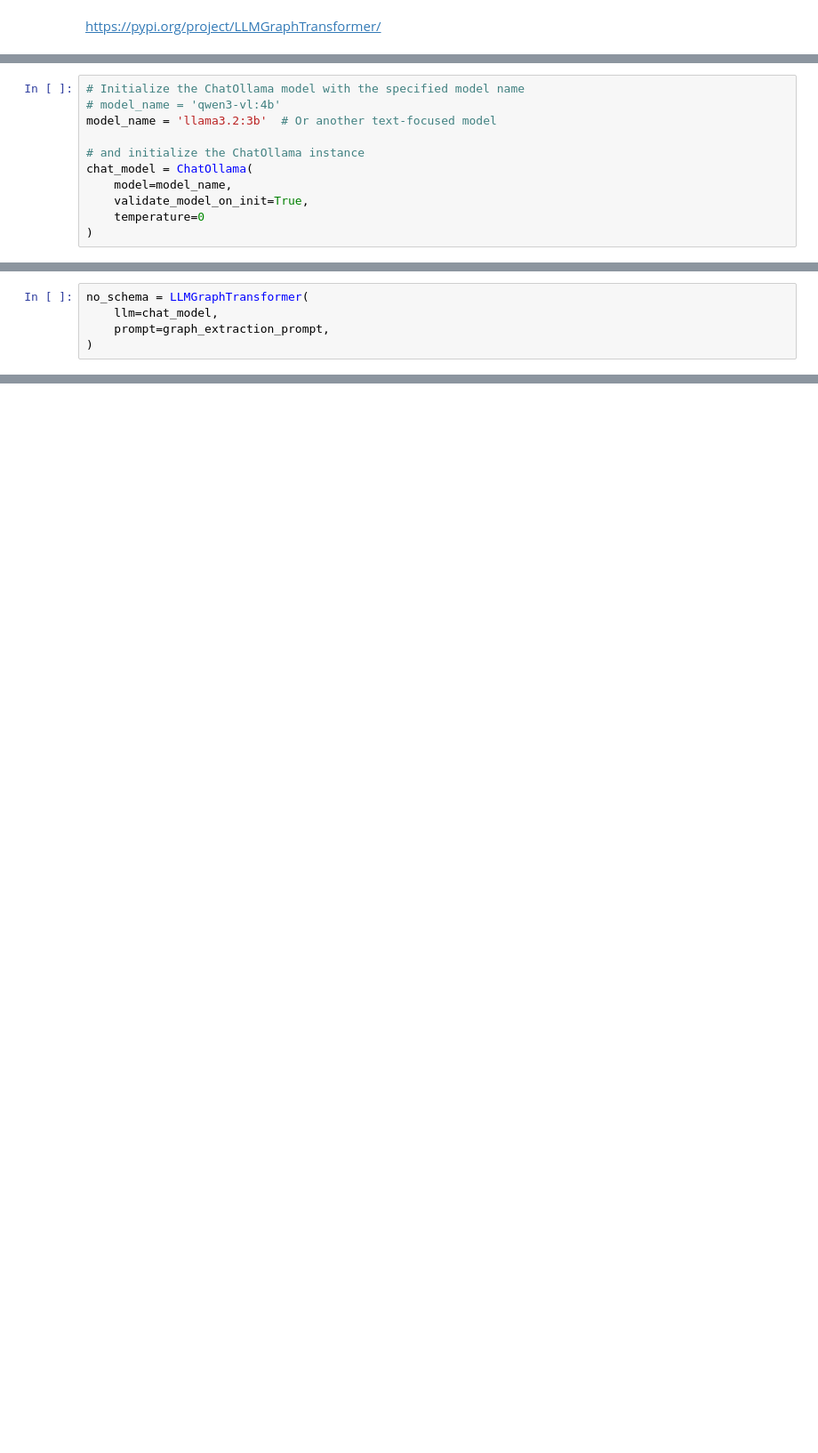
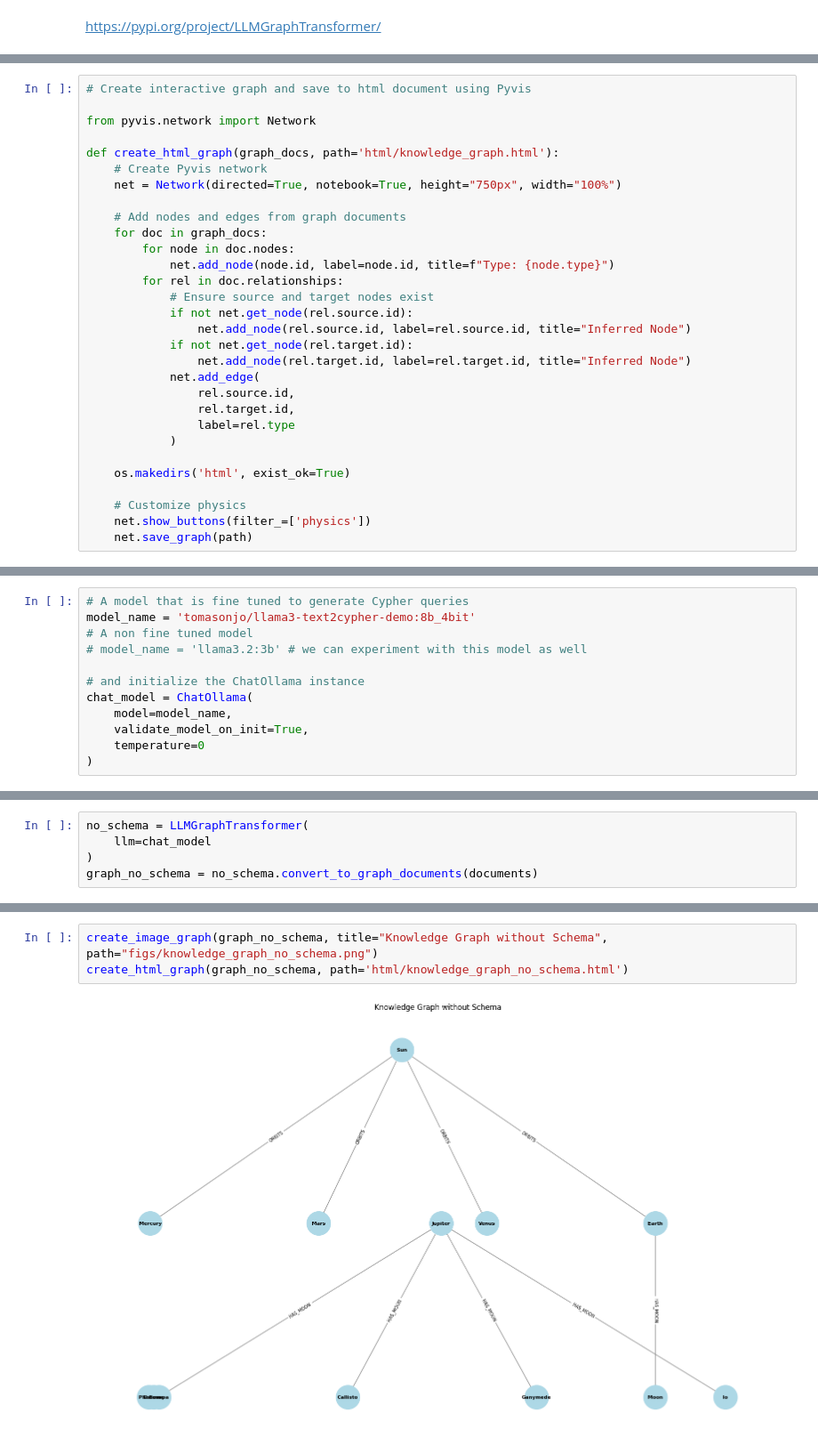
Before and after one commit to maximoskp/LangChain_tutorial, a Jupyter notebook: 04_KGs_from_LLMs.ipynb, the cells around one changed output, grey strips where cells are left out. Shown at 89% size. Drawn from its saved outputs; the diff is of its cells as text; blank space fills up the shorter version.

```diff
--- a/04_KGs_from_LLMs.ipynb
+++ b/04_KGs_from_LLMs.ipynb
@@ -27,0 +73,30 @@ The code that caused this warning is on line 389 of the file /home/maximos/anaco
+# %%
+# Create interactive graph and save to html document using Pyvis
+
+from pyvis.network import Network
+
+def create_html_graph(graph_docs, path='html/knowledge_graph.html'):
+    # Create Pyvis network
+    net = Network(directed=True, notebook=True, height="750px", width="100%")
+
+    # Add nodes and edges from graph documents
+    for doc in graph_docs:
+        for node in doc.nodes:
+            net.add_node(node.id, label=node.id, title=f"Type: {node.type}")
+        for rel in doc.relationships:
+            # Ensure source and target nodes exist
+            if not net.get_node(rel.source.id):
+                net.add_node(rel.source.id, label=rel.source.id, title="Inferred Node")
+            if not net.get_node(rel.target.id):
+                net.add_node(rel.target.id, label=rel.target.id, title="Inferred Node")
+            net.add_edge(
+                rel.source.id,
+                rel.target.id,
+                label=rel.type
+            )
+
+    os.makedirs('html', exist_ok=True)
+
+    # Customize physics
+    net.show_buttons(filter_=['physics'])
+    net.save_graph(path)
@@ -28,7 +130,8 @@ The code that caused this warning is on line 389 of the file /home/maximos/anaco
 # %%
-# Initialize the ChatOllama model with the specified model name
-# model_name = 'qwen3-vl:4b'
-model_name = 'llama3.2:3b'  # Or another text-focused model
+# A model that is fine tuned to generate Cypher queries
+model_name = 'tomasonjo/llama3-text2cypher-demo:8b_4bit'
+# A non fine tuned model
+# model_name = 'llama3.2:3b' # we can experiment with this model as well
 
 # and initialize the ChatOllama instance
 chat_model = ChatOllama(
@@ -55,5 +147,5 @@ Key guidelines:
 # %%
 no_schema = LLMGraphTransformer(
-    llm=chat_model,
-    prompt=graph_extraction_prompt,
+    llm=chat_model
 )
+graph_no_schema = no_schema.convert_to_graph_documents(documents)
@@ -303,0 +160,5 @@ Warning: When  cdn_resources is 'local' jupyter notebook has issues displaying g
+# %%
+create_image_graph(graph_no_schema, title="Knowledge Graph without Schema", path="figs/knowledge_graph_no_schema.png")
+create_html_graph(graph_no_schema, path='html/knowledge_graph_no_schema.html')
+# %% [output]
+[figure, added]
```
Also changed, not shown: parts of 30 cells of this notebook, 8 other files.
